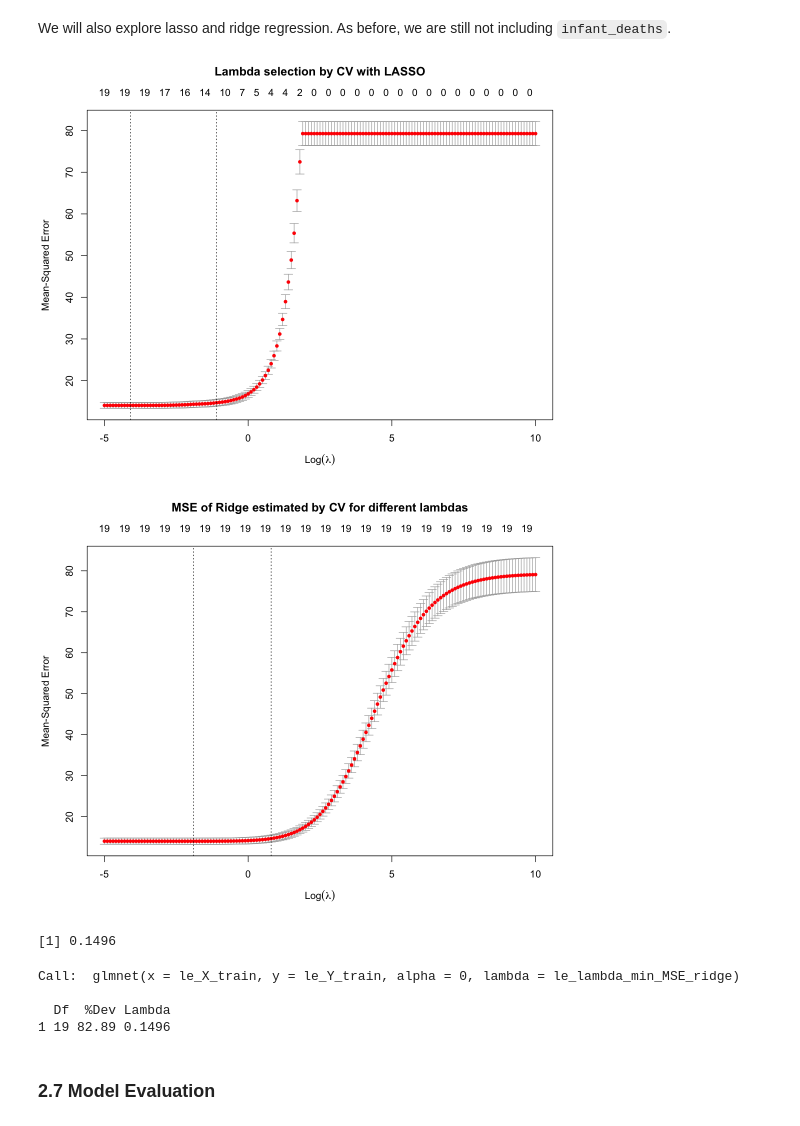
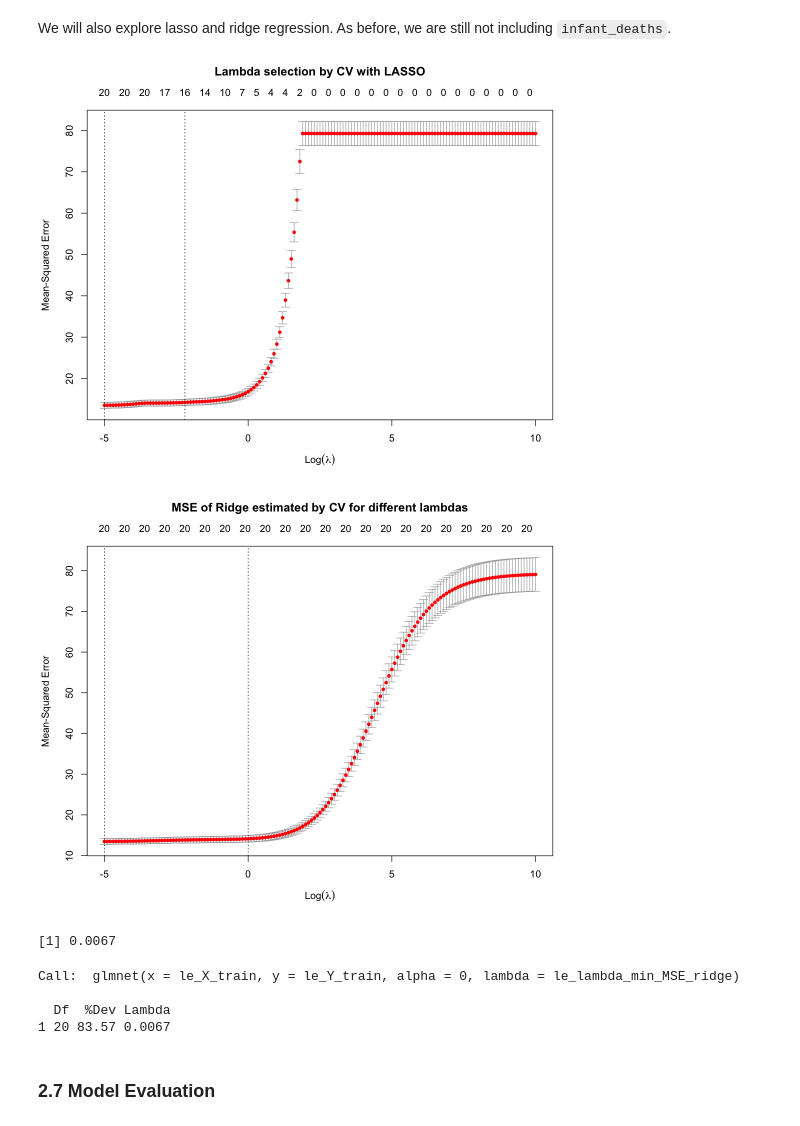
Before and after one commit to fionawang-yf/STAT301-LifeExpectancy, a Jupyter notebook: STAT301-Group1-Report.ipynb, the cells around one changed output. Drawn from its saved outputs; the diff is of its cells as text; code cells hidden in the pictures.

```diff
--- a/STAT301-Group1-Report.ipynb
+++ b/STAT301-Group1-Report.ipynb
@@ -442,21 +496,21 @@ F-statistic: 534.1 on 11 and 1224 DF,  p-value: < 2.2e-16
 # %% [markdown]
 We will also explore lasso and ridge regression. As before, we are still not including `infant_deaths`.
 # %%
-le_X_train <- le_train %>% select(-life_expectancy, -infant_deaths)  %>% mutate(status = if_else(status == "Developed", 1, 0)) %>% as.matrix()
+le_X_train <- le_train %>% select(-life_expectancy)  %>% mutate(status = if_else(status == "Developed", 1, 0)) %>% as.matrix()
 le_Y_train <- le_train %>% select(life_expectancy)  %>% as.matrix()
 
 le_X_test <- le_test %>% select(-life_expectancy) %>% mutate(status = if_else(status == "Developed", 1, 0)) %>% as.matrix()
 le_Y_test <- le_test %>% select(life_expectancy)  %>% as.matrix()
 
 le_cv_lambda_LASSO <- cv.glmnet(
   x = le_X_train, y = le_Y_train,
   alpha = 1,
   lambda = exp(seq(-5, 10, 0.1))
 )
 
 plot(le_cv_lambda_LASSO, main = "Lambda selection by CV with LASSO\n\n")
 # %% [output]
-[figure, old version]
+[figure, new version]
 # %%
 le_lambda_min_MSE_LASSO <- round(le_cv_lambda_LASSO$lambda.min, 4)
 
@@ -474,7 +528,7 @@ le_cv_lambda_ridge <- cv.glmnet(
 
 plot(le_cv_lambda_ridge, main = "MSE of Ridge estimated by CV for different lambdas\n\n")
 # %% [output]
-[figure, old version]
+[figure, new version]
 # %%
 le_lambda_min_MSE_ridge <- round(le_cv_lambda_ridge$lambda.min, 4)
 le_lambda_min_MSE_ridge
@@ -486,11 +540,11 @@ le_ridge_min <- glmnet(
 )
 le_ridge_min
 # %% [output]
-[1] 0.1496
+[1] 0.0067
 Call:  glmnet(x = le_X_train, y = le_Y_train, alpha = 0, lambda = le_lambda_min_MSE_ridge)
 
   Df  %Dev Lambda
-1 19 82.89 0.1496
+1 20 83.57 0.0067
 # %% [markdown]
 ### 2.7 Model Evaluation
 # %%
```
Also changed, not shown: parts of 14 cells of this notebook.
